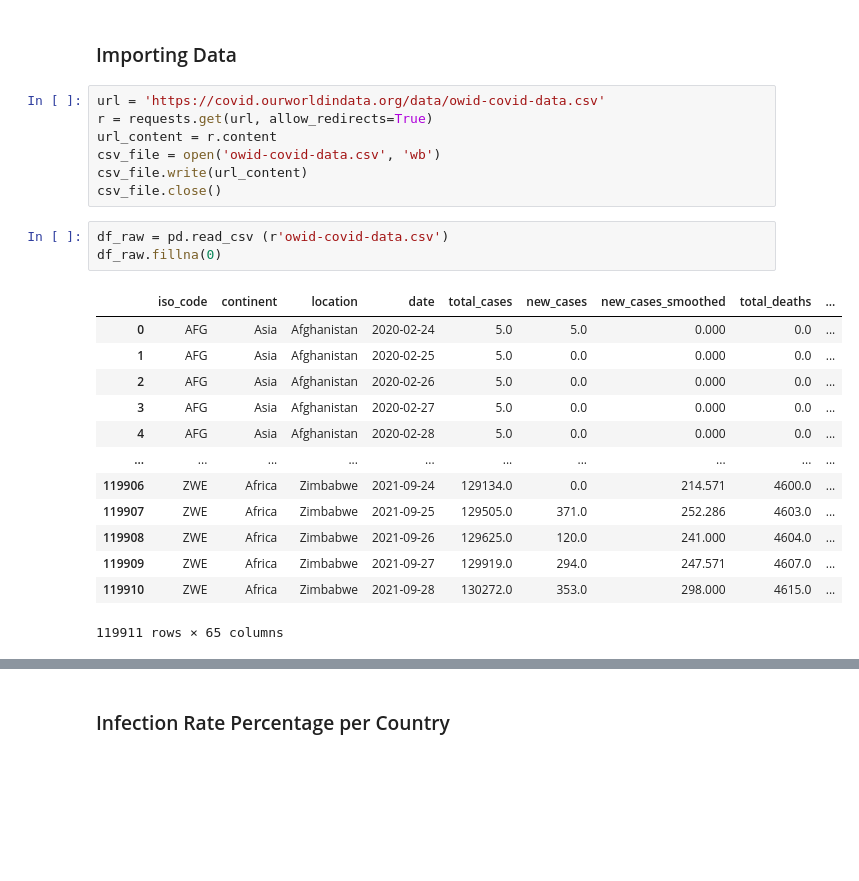
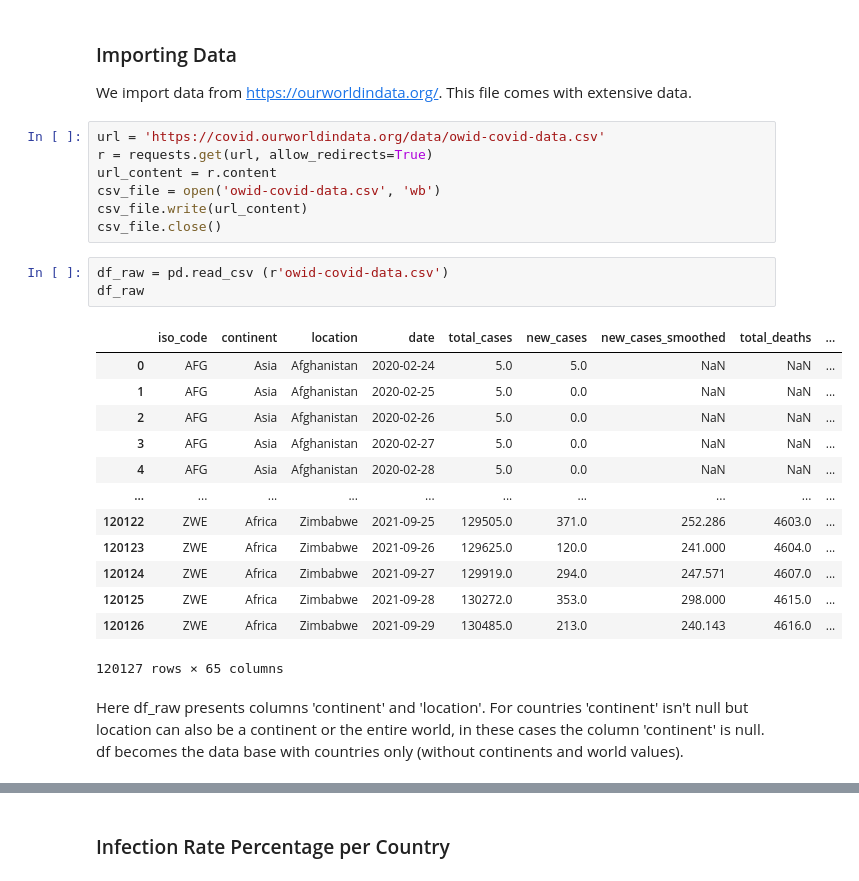
Before and after one commit to Agralinah/Covid-Data-Quick-Analysis, a Jupyter notebook: Covid Data.ipynb, the cells around one changed output, grey strips where cells are left out. Cells and saved outputs as stored; diff of their text form; blank space fills up the shorter version.

```diff
--- a/Covid Data.ipynb
+++ b/Covid Data.ipynb
@@ -19,5 +31,7 @@ plt.style.use('ggplot')
 # %% [markdown]
 ### Importing Data
+
+We import data from https://ourworldindata.org/. This file comes with extensive data.
 # %%
 url = 'https://covid.ourworldindata.org/data/owid-covid-data.csv'
 r = requests.get(url, allow_redirects=True)
@@ -27,19 +41,22 @@ csv_file.write(url_content)
 csv_file.close()
 # %%
 df_raw = pd.read_csv (r'owid-covid-data.csv')
-df_raw.fillna(0)
+df_raw
 # %% [output]
 |  | iso_code | continent | location | date | total_cases | new_cases | new_cases_smoothed | total_deaths | ... |
-| 0 | AFG | Asia | Afghanistan | 2020-02-24 | 5.0 | 5.0 | 0.000 | 0.0 | ... |
-| 1 | AFG | Asia | Afghanistan | 2020-02-25 | 5.0 | 0.0 | 0.000 | 0.0 | ... |
-| 2 | AFG | Asia | Afghanistan | 2020-02-26 | 5.0 | 0.0 | 0.000 | 0.0 | ... |
-| 3 | AFG | Asia | Afghanistan | 2020-02-27 | 5.0 | 0.0 | 0.000 | 0.0 | ... |
-| 4 | AFG | Asia | Afghanistan | 2020-02-28 | 5.0 | 0.0 | 0.000 | 0.0 | ... |
+| 0 | AFG | Asia | Afghanistan | 2020-02-24 | 5.0 | 5.0 | NaN | NaN | ... |
+| 1 | AFG | Asia | Afghanistan | 2020-02-25 | 5.0 | 0.0 | NaN | NaN | ... |
+| 2 | AFG | Asia | Afghanistan | 2020-02-26 | 5.0 | 0.0 | NaN | NaN | ... |
+| 3 | AFG | Asia | Afghanistan | 2020-02-27 | 5.0 | 0.0 | NaN | NaN | ... |
+| 4 | AFG | Asia | Afghanistan | 2020-02-28 | 5.0 | 0.0 | NaN | NaN | ... |
 | ... | ... | ... | ... | ... | ... | ... | ... | ... | ... |
-| 119906 | ZWE | Africa | Zimbabwe | 2021-09-24 | 129134.0 | 0.0 | 214.571 | 4600.0 | ... |
-| 119907 | ZWE | Africa | Zimbabwe | 2021-09-25 | 129505.0 | 371.0 | 252.286 | 4603.0 | ... |
-| 119908 | ZWE | Africa | Zimbabwe | 2021-09-26 | 129625.0 | 120.0 | 241.000 | 4604.0 | ... |
-| 119909 | ZWE | Africa | Zimbabwe | 2021-09-27 | 129919.0 | 294.0 | 247.571 | 4607.0 | ... |
-| 119910 | ZWE | Africa | Zimbabwe | 2021-09-28 | 130272.0 | 353.0 | 298.000 | 4615.0 | ... |
+| 120122 | ZWE | Africa | Zimbabwe | 2021-09-25 | 129505.0 | 371.0 | 252.286 | 4603.0 | ... |
+| 120123 | ZWE | Africa | Zimbabwe | 2021-09-26 | 129625.0 | 120.0 | 241.000 | 4604.0 | ... |
+| 120124 | ZWE | Africa | Zimbabwe | 2021-09-27 | 129919.0 | 294.0 | 247.571 | 4607.0 | ... |
+| 120125 | ZWE | Africa | Zimbabwe | 2021-09-28 | 130272.0 | 353.0 | 298.000 | 4615.0 | ... |
+| 120126 | ZWE | Africa | Zimbabwe | 2021-09-29 | 130485.0 | 213.0 | 240.143 | 4616.0 | ... |
-119911 rows × 65 columns
+120127 rows × 65 columns
+# %% [markdown]
+Here df_raw presents columns 'continent' and 'location'. For countries 'continent' isn't null but location can also be a continent or the entire world, in these cases the column 'continent' is null.
+df becomes the data base with countries only (without continents and world values).
 # %%
```
Also changed, not shown: parts of 34 cells of this notebook.
